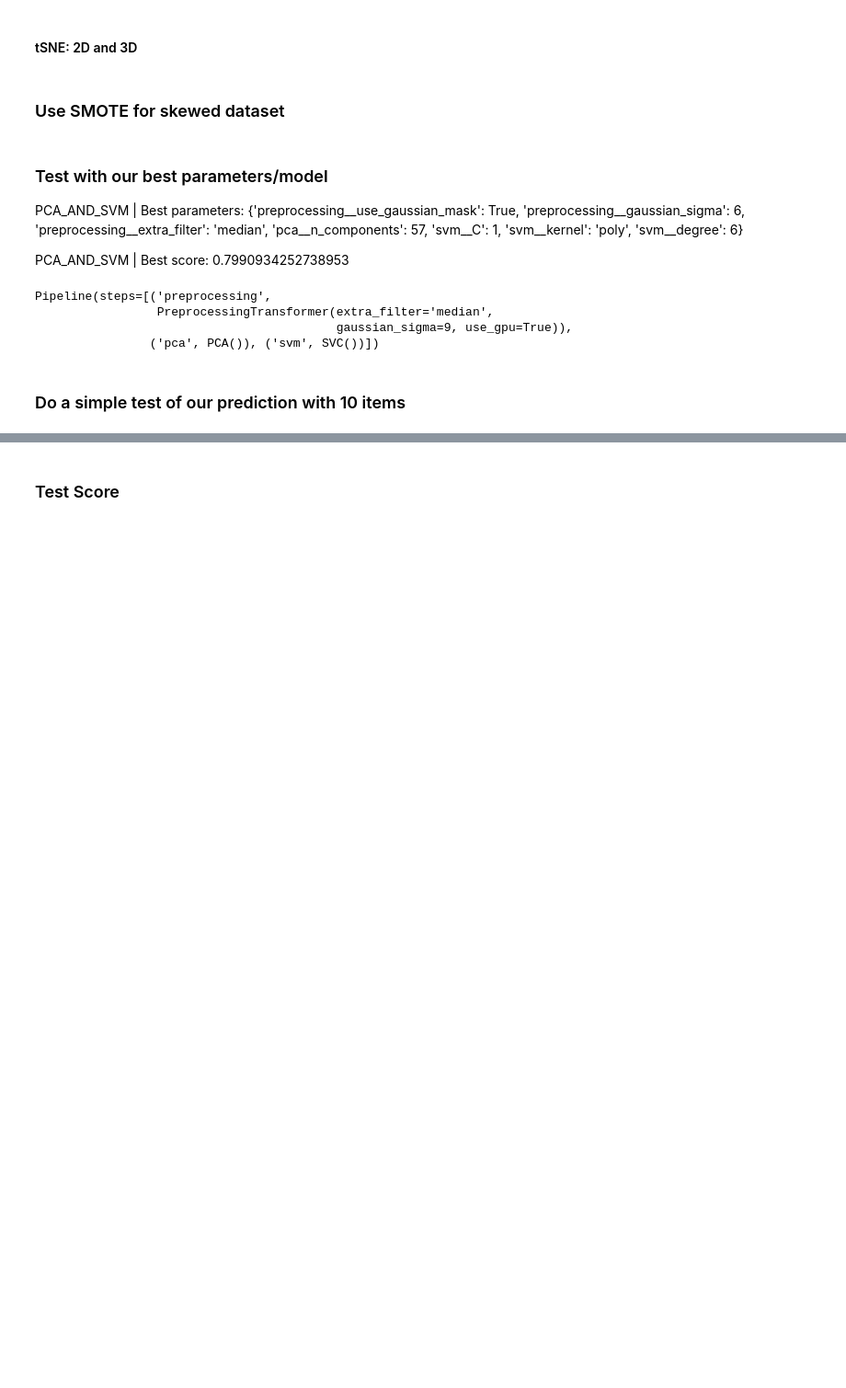
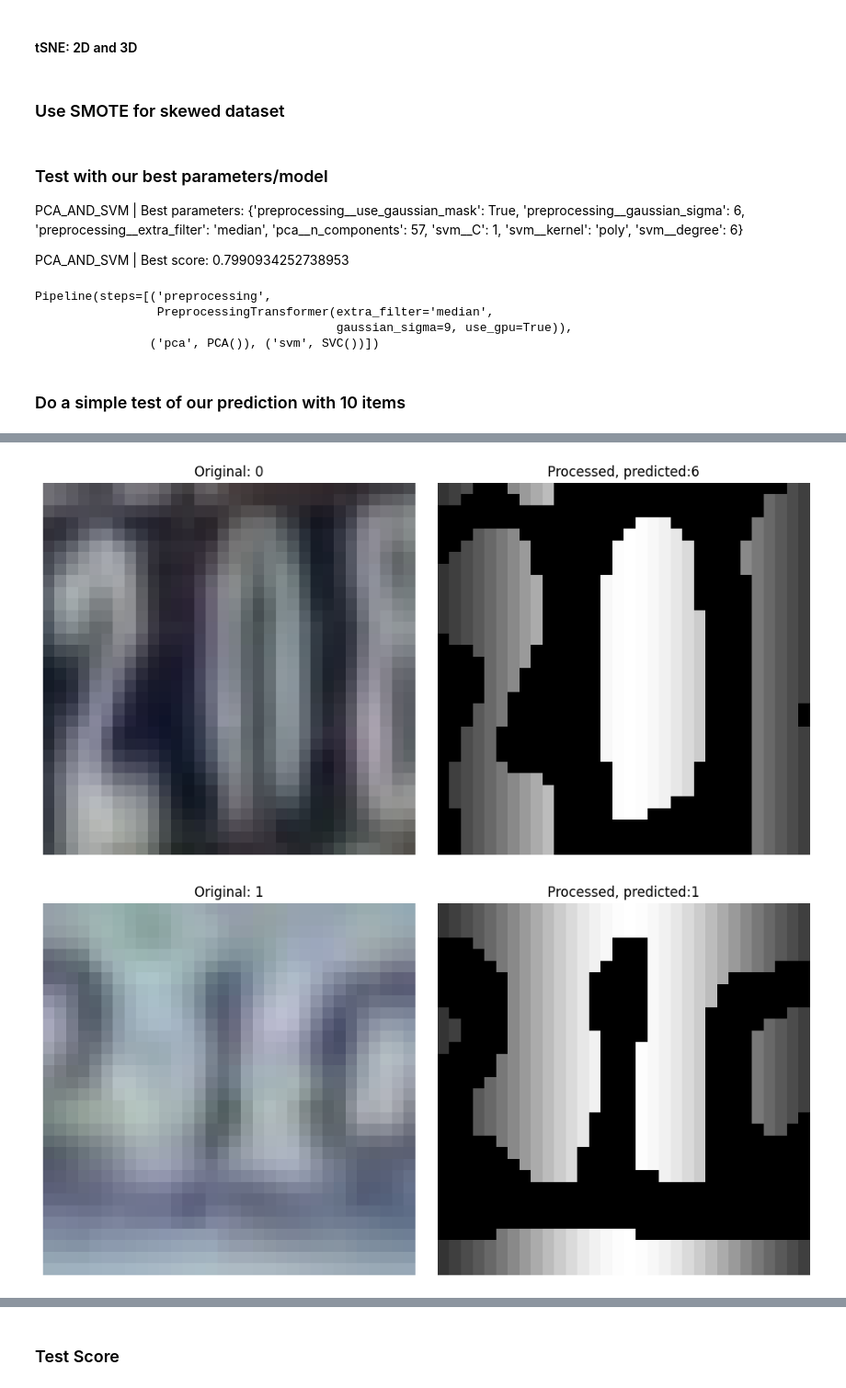
Before and after one commit to bisaacma-iteso/aprendizaje_automatico, a Jupyter notebook: aprendiendo-machin/notebooks/10.bima_confusion_matrix.ipynb, the cells around one changed output, grey strips where cells are left out. Shown at 92% size. Saved outputs shown, nothing was run; the diff lists cells and outputs as text; code cells hidden in the pictures; blank space fills up the shorter version.

```diff
--- a/aprendiendo-machin/notebooks/10.bima_confusion_matrix.ipynb
+++ b/aprendiendo-machin/notebooks/10.bima_confusion_matrix.ipynb
@@ -526 +535,34 @@ pred: [2 2 5 1 5 4 7 8 9 1]
 truth:[2 2 5 1 5 4 7 8 9 6]
+# %%
+# Plot the image
+
+## 55 and 42, 888
+
+for index_test in [888, 2, 55, 42, 0, 111]:
+    test_image = ds_test_images[index_test]
+    test_image_for_pipe = np.expand_dims(test_image, axis=0)
+
+    processed_image = validation_pipeline.named_steps['preprocessing'].transform(test_image_for_pipe).get()[0].reshape(32, 32)
+
+    # Create subplots
+    fig, axes = plt.subplots(1, 2, figsize=(10, 5))  # 1 row, 2 columns
+
+    # Plot the first image
+    actual = ds_test['label'][index_test]
+    axes[0].imshow(test_image)
+    axes[0].set_title(f"Original: {actual}")
+    axes[0].axis('off')  # Turn off axis labels
+
+    # Plot the second image
+    pred = validation_pipeline.predict(test_image_for_pipe)[0]
+    axes[1].imshow(processed_image, cmap='gray')  # Use cmap='gray' for grayscale images
+    axes[1].set_title(f"Processed, predicted:{pred}")
+    axes[1].axis('off')  # Turn off axis labels
+
+    # Show the plot
+    plt.savefig(f'pred_example_actual_{actual}_pred_{pred}.png', dpi=300, bbox_inches='tight')
+    plt.tight_layout()
+    plt.show()
+# %% [output]
+[figure, added]
+[figure, added]
```
Also changed, not shown: parts of 12 cells of this notebook.
